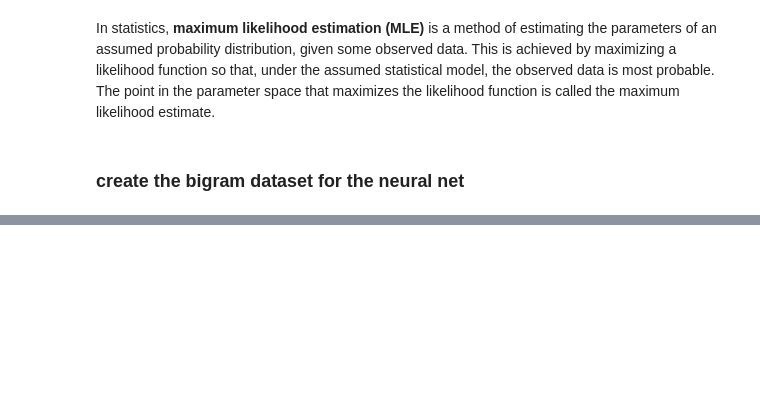
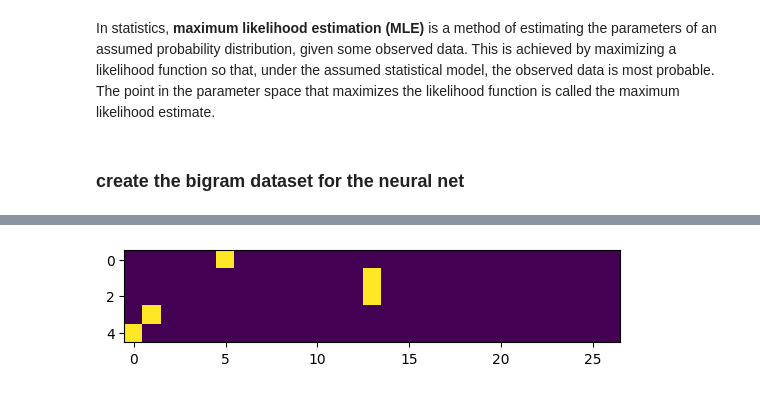
Before and after one commit to kanavgoyal898/makemore, a Jupyter notebook: makemore.ipynb, the cells around one changed output, grey strips where cells are left out. Drawn from its saved outputs; the diff is of its cells as text; code cells hidden in the pictures; blank space fills up the shorter version.

```diff
--- a/makemore.ipynb
+++ b/makemore.ipynb
@@ -174,0 +205,4 @@ ys = torch.tensor(ys)
+# %%
+plt.imshow(yenc[:5]);
+# %% [output]
+[figure, added]
```
Also changed, not shown: parts of 5 cells of this notebook.
